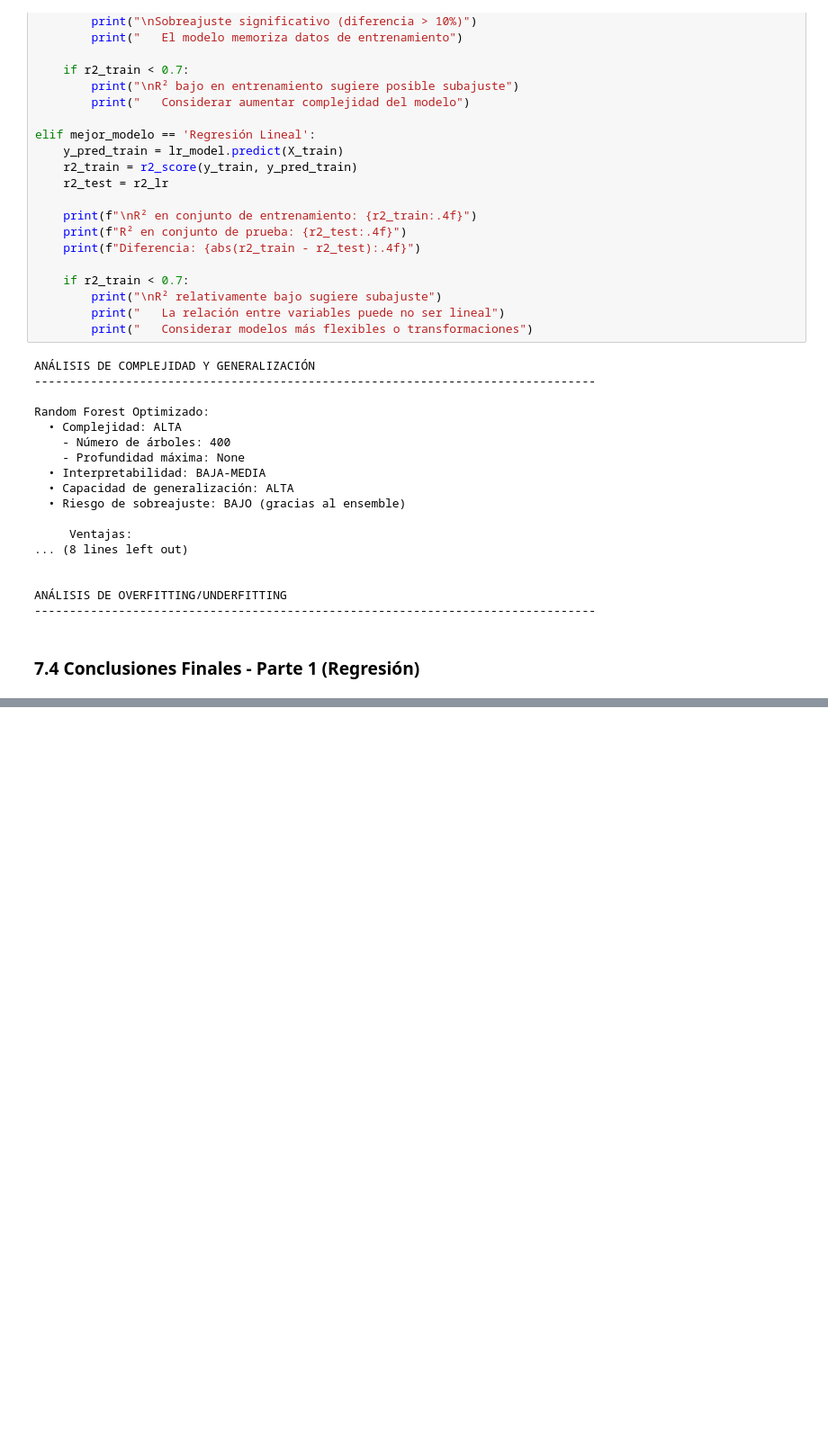
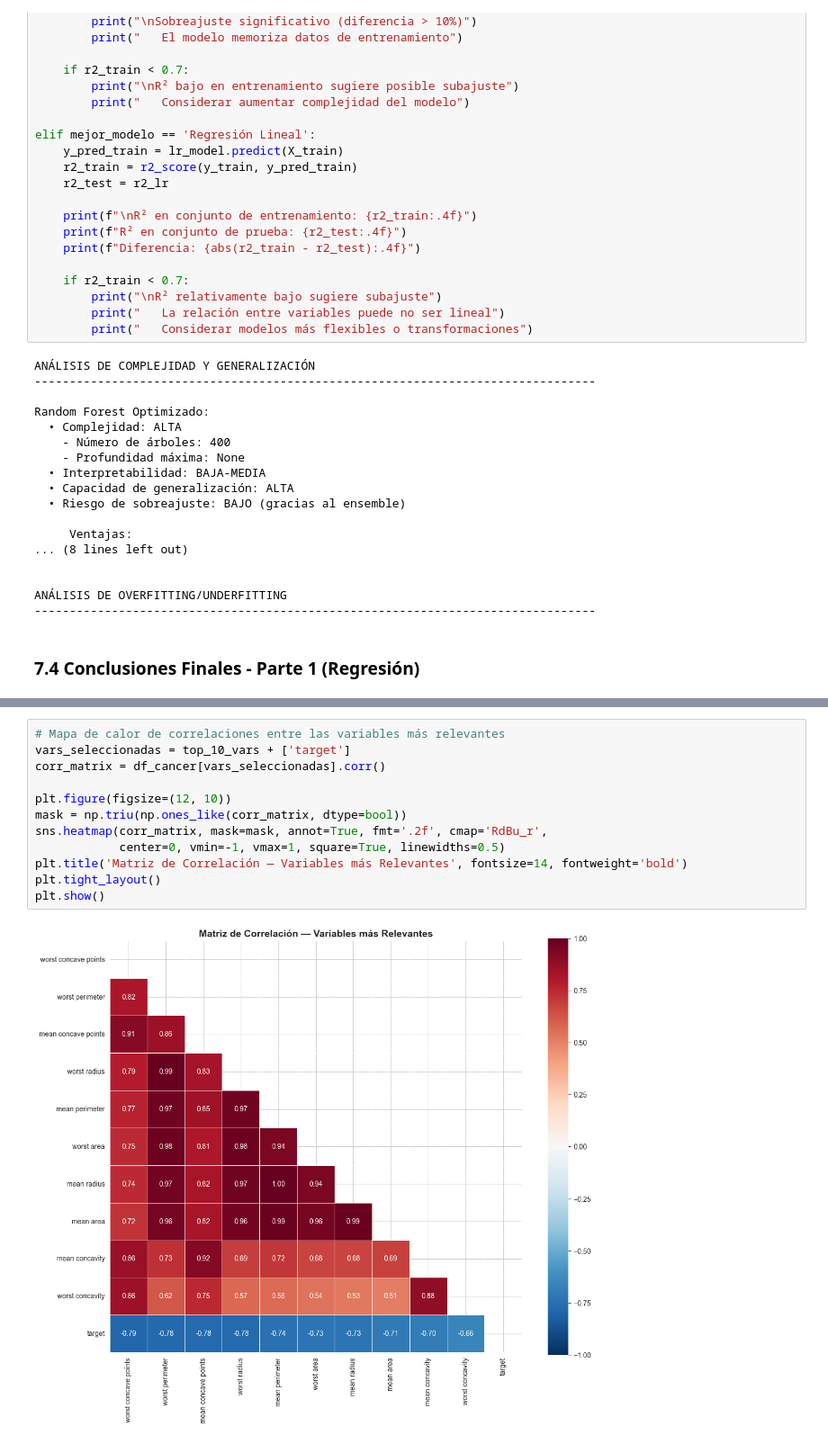
Before and after one commit to Fercho1118/Lab-Aprendizaje-Supervisado, a Jupyter notebook: Laboratorio_Aprendizaje_Supervisado.ipynb, the cells around one changed output, grey strips where cells are left out. Shown at 90% size. Cells and saved outputs as stored; diff of their text form; blank space fills up the shorter version.

```diff
--- a/Laboratorio_Aprendizaje_Supervisado.ipynb
+++ b/Laboratorio_Aprendizaje_Supervisado.ipynb
@@ -1481,0 +1679,14 @@ Parte 1 (Regresión) completada exitosamente
+# %%
+# Mapa de calor de correlaciones entre las variables más relevantes
+vars_seleccionadas = top_10_vars + ['target']
+corr_matrix = df_cancer[vars_seleccionadas].corr()
+
+plt.figure(figsize=(12, 10))
+mask = np.triu(np.ones_like(corr_matrix, dtype=bool))
+sns.heatmap(corr_matrix, mask=mask, annot=True, fmt='.2f', cmap='RdBu_r',
+            center=0, vmin=-1, vmax=1, square=True, linewidths=0.5)
+plt.title('Matriz de Correlación — Variables más Relevantes', fontsize=14, fontweight='bold')
+plt.tight_layout()
+plt.show()
+# %% [output]
+[figure, added]
```
Also changed, not shown: parts of 40 cells of this notebook.
